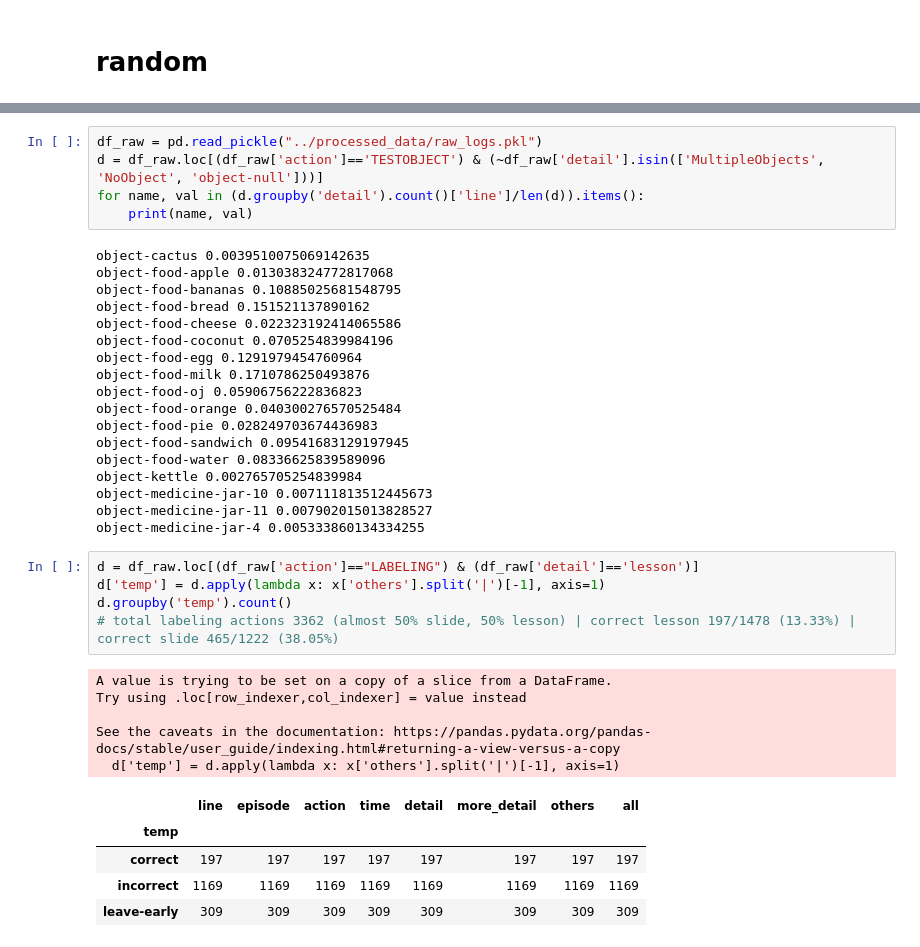
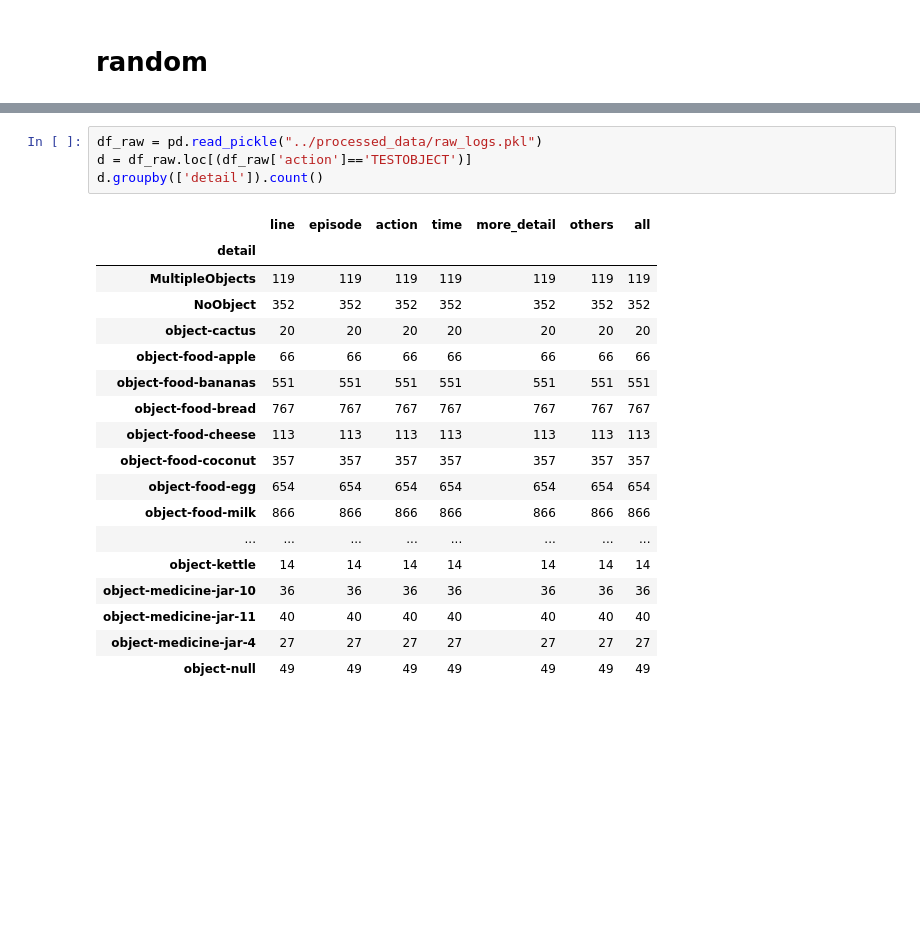
Before and after one commit to FahmidMorshed/CrystalIsland-RL, a Jupyter notebook: src/data_preprocessing.ipynb, the cells around one changed output, grey strips where cells are left out. Drawn from its saved outputs; the diff is of its cells as text; blank space fills up the shorter version.

```diff
--- a/src/data_preprocessing.ipynb
+++ b/src/data_preprocessing.ipynb
@@ -630,39 +573,23 @@ q
 # %%
 df_raw = pd.read_pickle("../processed_data/raw_logs.pkl")
-d = df_raw.loc[(df_raw['action']=='TESTOBJECT') & (~df_raw['detail'].isin(['MultipleObjects', 'NoObject', 'object-null']))]
-for name, val in (d.groupby('detail').count()['line']/len(d)).items():
-    print(name, val)
+d = df_raw.loc[(df_raw['action']=='TESTOBJECT')]
+d.groupby(['detail']).count()
 # %% [output]
-object-cactus 0.0039510075069142635
-object-food-apple 0.013038324772817068
-object-food-bananas 0.10885025681548795
-object-food-bread 0.151521137890162
-object-food-cheese 0.022323192414065586
-object-food-coconut 0.0705254839984196
-object-food-egg 0.1291979454760964
-object-food-milk 0.1710786250493876
-object-food-oj 0.05906756222836823
-object-food-orange 0.040300276570525484
-object-food-pie 0.028249703674436983
-object-food-sandwich 0.09541683129197945
-object-food-water 0.08336625839589096
-object-kettle 0.002765705254839984
-object-medicine-jar-10 0.007111813512445673
-object-medicine-jar-11 0.007902015013828527
-object-medicine-jar-4 0.005333860134334255
+|  | line | episode | action | time | more_detail | others | all |
+| detail |  |  |  |  |  |  |  |
+| MultipleObjects | 119 | 119 | 119 | 119 | 119 | 119 | 119 |
+| NoObject | 352 | 352 | 352 | 352 | 352 | 352 | 352 |
+| object-cactus | 20 | 20 | 20 | 20 | 20 | 20 | 20 |
+| object-food-apple | 66 | 66 | 66 | 66 | 66 | 66 | 66 |
+| object-food-bananas | 551 | 551 | 551 | 551 | 551 | 551 | 551 |
+| object-food-bread | 767 | 767 | 767 | 767 | 767 | 767 | 767 |
+| object-food-cheese | 113 | 113 | 113 | 113 | 113 | 113 | 113 |
+| object-food-coconut | 357 | 357 | 357 | 357 | 357 | 357 | 357 |
+| object-food-egg | 654 | 654 | 654 | 654 | 654 | 654 | 654 |
+| object-food-milk | 866 | 866 | 866 | 866 | 866 | 866 | 866 |
+| ... | ... | ... | ... | ... | ... | ... | ... |
+| object-kettle | 14 | 14 | 14 | 14 | 14 | 14 | 14 |
+| object-medicine-jar-10 | 36 | 36 | 36 | 36 | 36 | 36 | 36 |
+| object-medicine-jar-11 | 40 | 40 | 40 | 40 | 40 | 40 | 40 |
+| object-medicine-jar-4 | 27 | 27 | 27 | 27 | 27 | 27 | 27 |
+| object-null | 49 | 49 | 49 | 49 | 49 | 49 | 49 |
-# %%
-d = df_raw.loc[(df_raw['action']=="LABELING") & (df_raw['detail']=='lesson')]
-d['temp'] = d.apply(lambda x: x['others'].split('|')[-1], axis=1)
-d.groupby('temp').count()
-# total labeling actions 3362 (almost 50% slide, 50% lesson) | correct lesson 197/1478 (13.33%) | correct slide 465/1222 (38.05%)
-# %% [output]
-A value is trying to be set on a copy of a slice from a DataFrame.
-Try using .loc[row_indexer,col_indexer] = value instead
-
-See the caveats in the documentation: https://pandas.pydata.org/pandas-docs/stable/user_guide/indexing.html#returning-a-view-versus-a-copy
-  d['temp'] = d.apply(lambda x: x['others'].split('|')[-1], axis=1)
-|  | line | episode | action | time | detail | more_detail | others | all |
-| temp |  |  |  |  |  |  |  |  |
-| correct | 197 | 197 | 197 | 197 | 197 | 197 | 197 | 197 |
-| incorrect | 1169 | 1169 | 1169 | 1169 | 1169 | 1169 | 1169 | 1169 |
-| leave-early | 309 | 309 | 309 | 309 | 309 | 309 | 309 | 309 |
```
Also changed, not shown: parts of 8 cells of this notebook, 35 other files.
